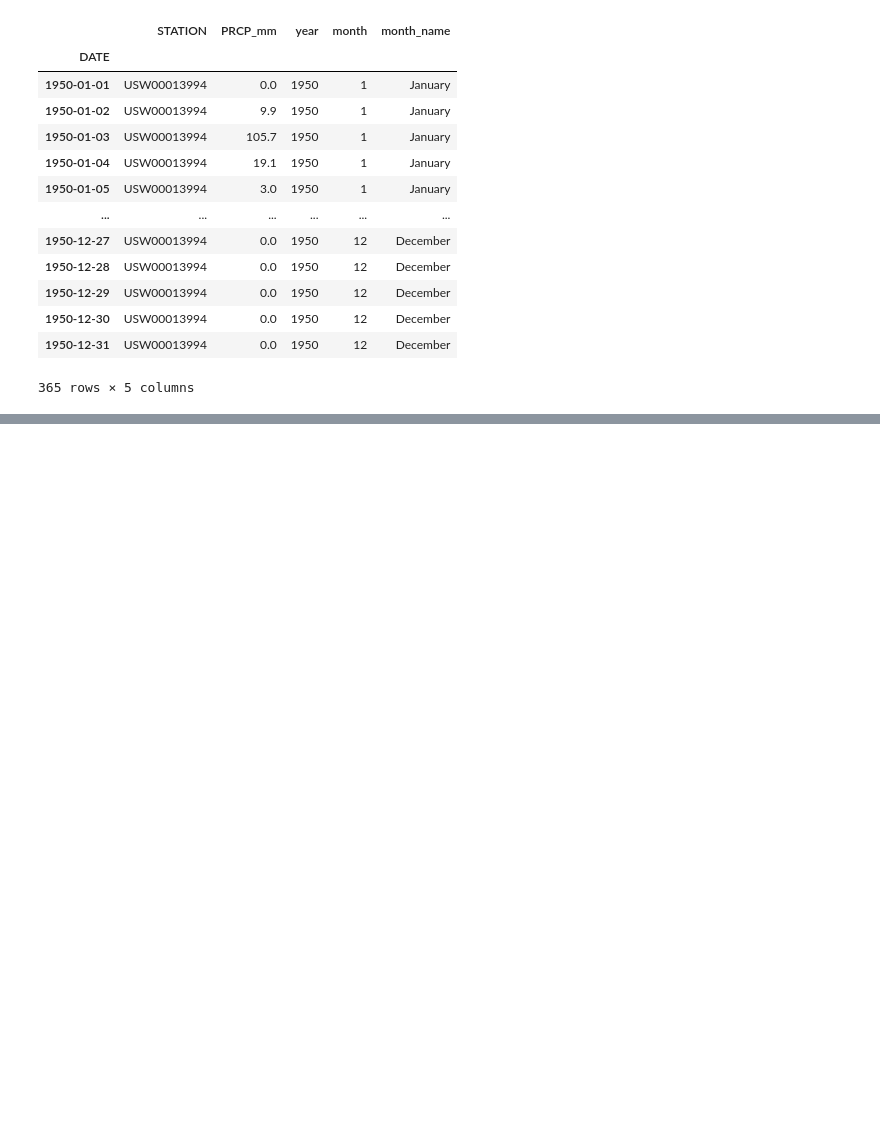
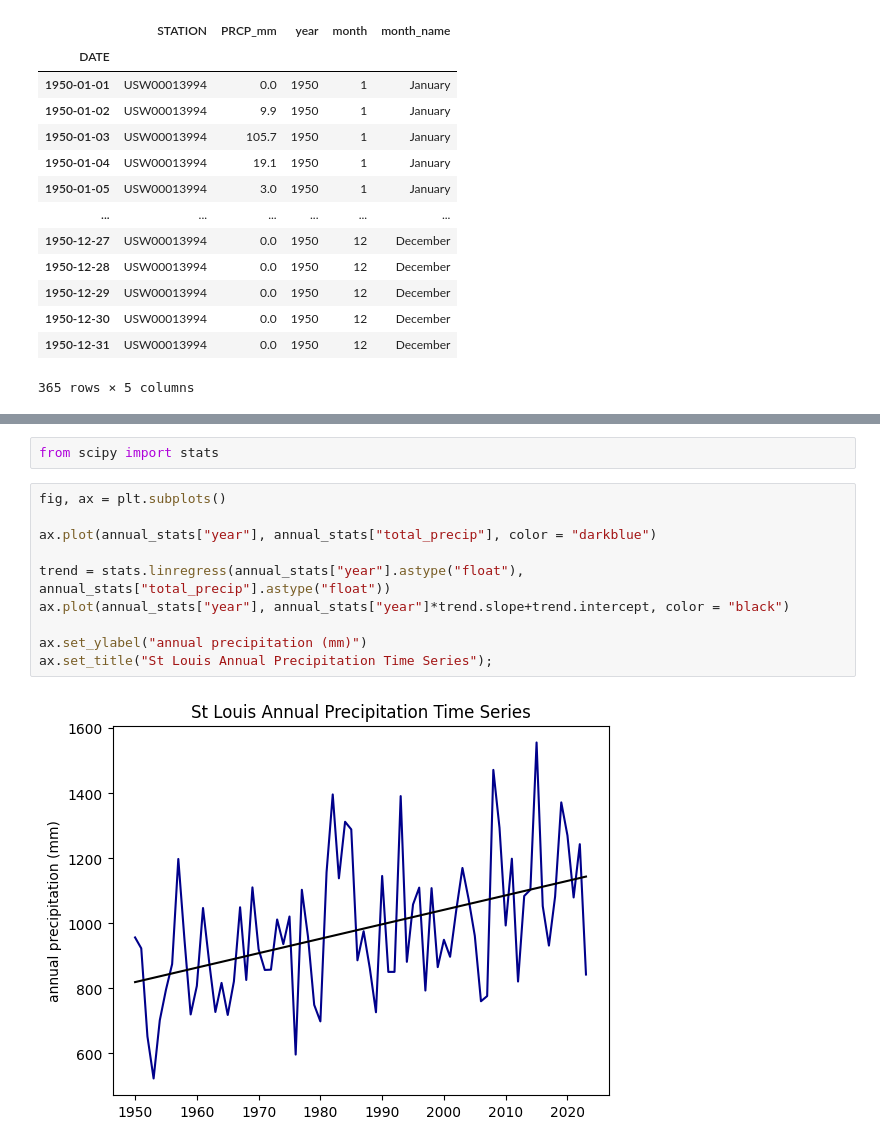
Before and after one commit to fdavenport/course-climate-change-impacts, a Jupyter notebook: lectures/05_Analyzing_the_Hydrologic_Cycle.ipynb, the cells around one changed output, grey strips where cells are left out. Drawn from its saved outputs; the diff is of its cells as text; blank space fills up the shorter version.

```diff
--- a/lectures/05_Analyzing_the_Hydrologic_Cycle.ipynb
+++ b/lectures/05_Analyzing_the_Hydrologic_Cycle.ipynb
@@ -478,0 +488,14 @@ annual_stats
+# %%
+from scipy import stats
+# %%
+fig, ax = plt.subplots()
+
+ax.plot(annual_stats["year"], annual_stats["total_precip"], color = "darkblue")
+
+trend = stats.linregress(annual_stats["year"].astype("float"), annual_stats["total_precip"].astype("float"))
+ax.plot(annual_stats["year"], annual_stats["year"]*trend.slope+trend.intercept, color = "black")
+
+ax.set_ylabel("annual precipitation (mm)")
+ax.set_title("St Louis Annual Precipitation Time Series");
+# %% [output]
+[figure, added]
```
Also changed, not shown: parts of 10 cells of this notebook.
